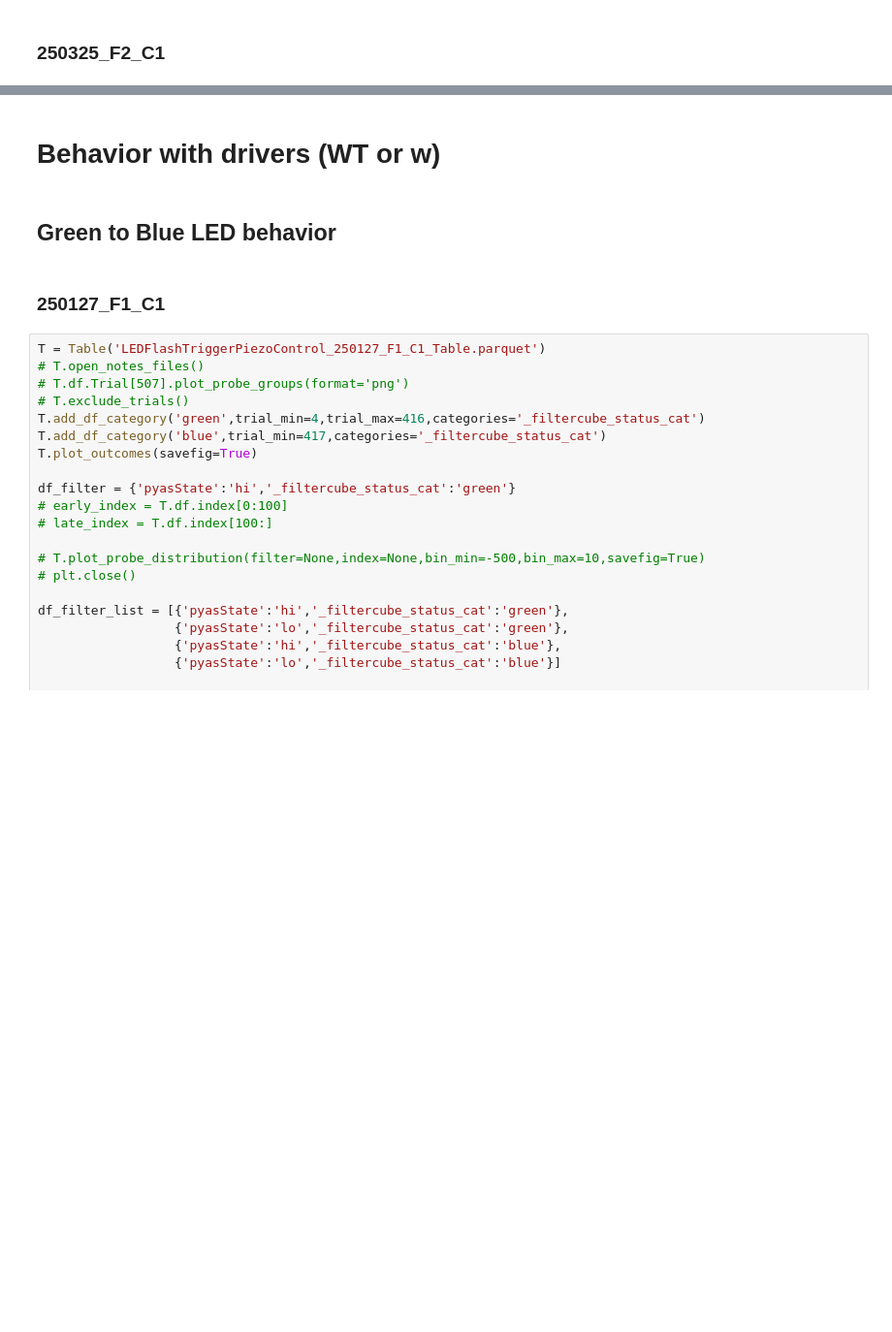
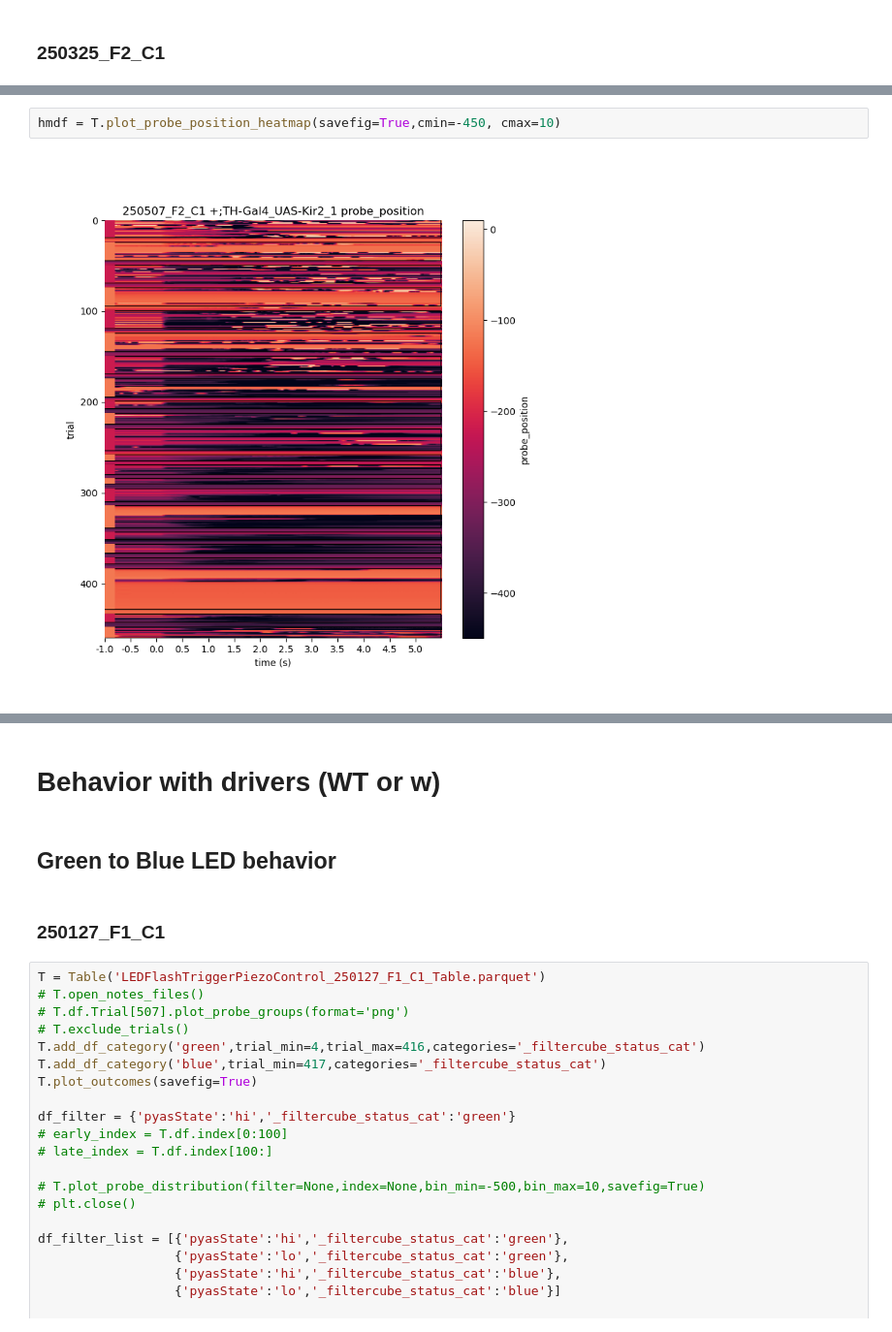
Before and after one commit to tony-azevedo/FlyLearning, a Jupyter notebook: op_conditioning.ipynb, the cells around one changed output, grey strips where cells are left out. Shown at 97% size. Drawn from its saved outputs; the diff is of its cells as text; blank space fills up the shorter version.

```diff
--- a/op_conditioning.ipynb
+++ b/op_conditioning.ipynb
@@ -1011,0 +1105,4 @@ hmdf = T.plot_probe_position_heatmap(savefig=True,cmin=-450, cmax=10)
+# %%
+hmdf = T.plot_probe_position_heatmap(savefig=True,cmin=-450, cmax=10)
+# %% [output]
+[figure, added]
```
Also changed, not shown: parts of 23 cells of this notebook, 8 other files.
